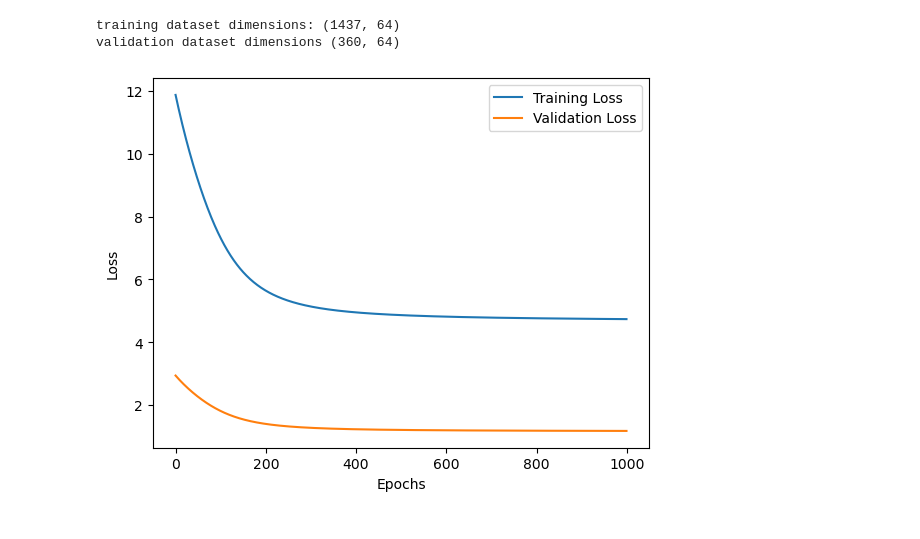
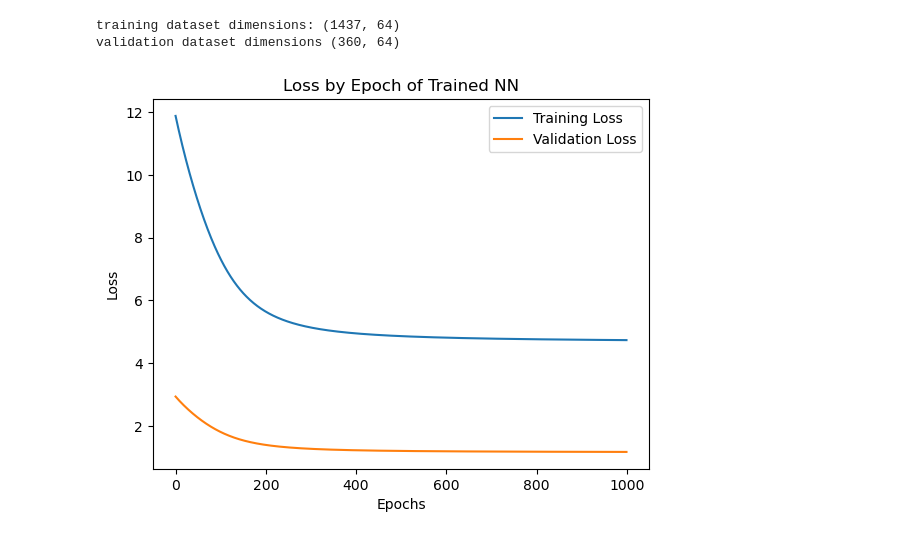
Before and after one commit to minh-science/final-nn, a Jupyter notebook: autoencoder_mnist.ipynb, the cells around one changed output. Drawn from its saved outputs; the diff is of its cells as text; code cells hidden in the pictures.

Commit message:
complete mnist

```diff
--- a/autoencoder_mnist.ipynb
+++ b/autoencoder_mnist.ipynb
@@ -27,7 +27,7 @@ nn_architecture = [
 ]
 # %%
 # Initialize the Neural Network
-nn = nn.NeuralNetwork(
+nn_mnist = nn.NeuralNetwork(
     nn_arch=nn_architecture,
     lr=10, # tried 0.01, 0.1,
     seed=42,
@@ -38,20 +38,15 @@ nn = nn.NeuralNetwork(
 # %%
 # Train the Neural Network
 # loss_train, loss_val = nn.fit(X_train, y_train_encoded.T, X_val, y_val_encoded.T)
-loss_train, loss_val = nn.fit(X_train, X_train.T, X_val, X_val.T)
+loss_train, loss_val = nn_mnist.fit(X_train, X_train.T, X_val, X_val.T)
 # %%
 # Plot the training and validation loss
+plt.title("Loss by Epoch of Trained NN")
 plt.plot(loss_train, label='Training Loss')
 plt.plot(loss_val, label='Validation Loss')
 plt.xlabel('Epochs')
 plt.ylabel('Loss')
 plt.legend()
 plt.show()
-
-# Make predictions on the validation set
-y_val_pred = nn.predict(X_val)
-
-# Convert one-hot encoded predictions to labels
-y_val_pred_labels = np.argmax(y_val_pred, axis=1)  # axis = 1 for row-wise operation
 # %% [output]
-[figure, old version]
+[figure, new version]
```
Also changed, not shown: parts of 9 cells of this notebook, 3 other files.
